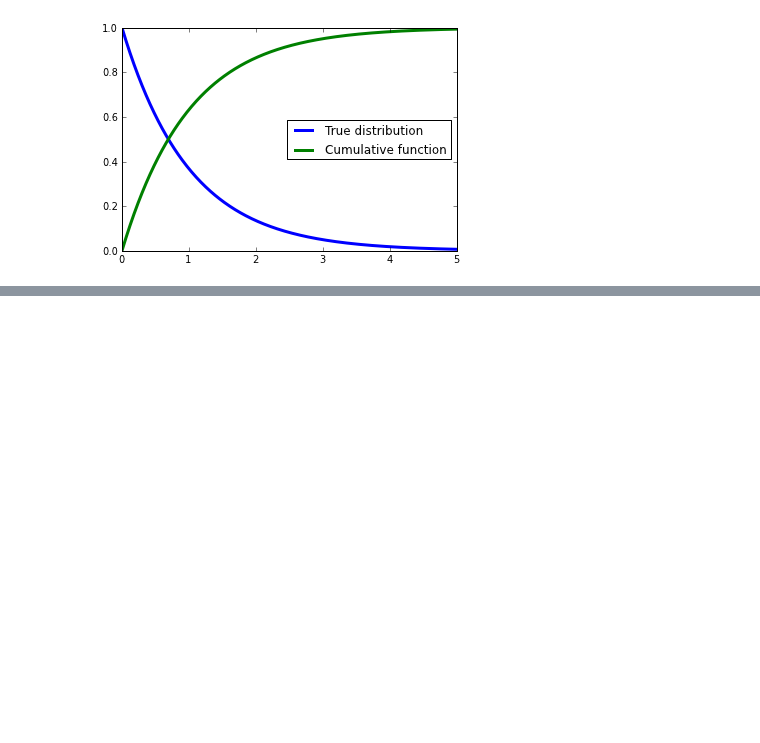
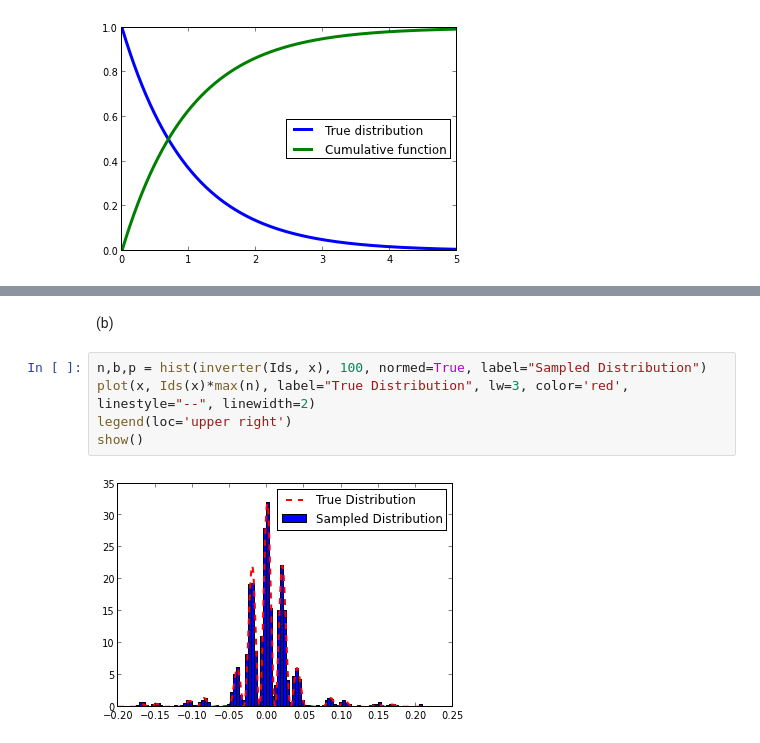
Before and after one commit to gjing/PHYS202-S13, a Jupyter notebook: Week8/Week8Notes.ipynb, the cells around one changed output, grey strips where cells are left out. Cells and saved outputs as stored; diff of their text form; blank space fills up the shorter version.

```diff
--- a/Week8/Week8Notes.ipynb
+++ b/Week8/Week8Notes.ipynb
@@ -117,0 +177,9 @@ Exercise 2. Exponential function - numerical
+# %% [markdown]
+(b)
+# %%
+n,b,p = hist(inverter(Ids, x), 100, normed=True, label="Sampled Distribution")
+plot(x, Ids(x)*max(n), label="True Distribution", lw=3, color='red', linestyle="--", linewidth=2)
+legend(loc='upper right')
+show()
+# %% [output]
+[figure, added]
```
Also changed, not shown: parts of 21 cells of this notebook, 1 other file.
